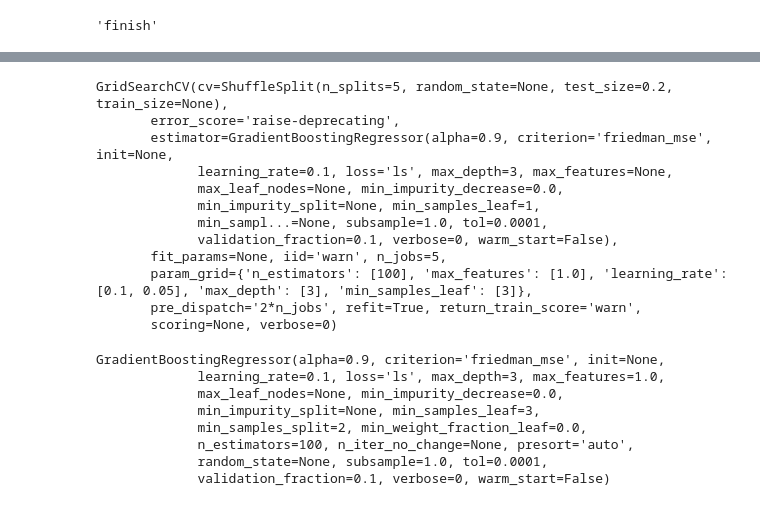
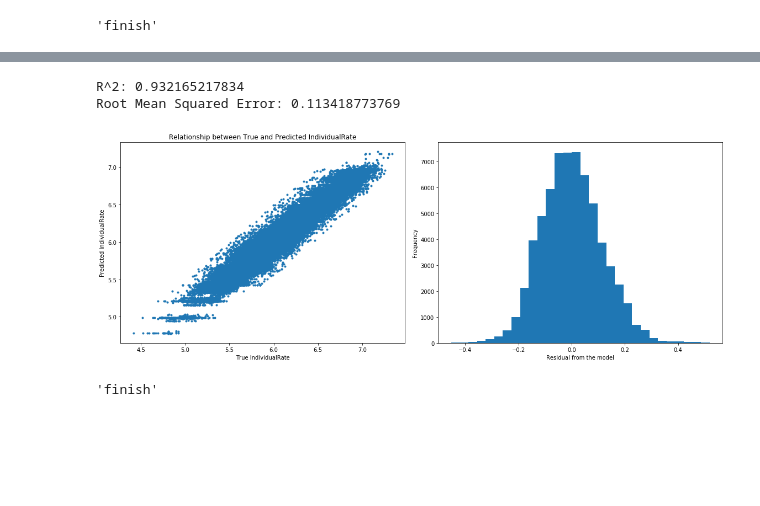
Before and after one commit to linmapitt/Springboard, a Jupyter notebook: CapStone_Project_1/Cap1_ML_FL.ipynb, the cells around one changed output, grey strips where cells are left out. Saved outputs shown, nothing was run; the diff lists cells and outputs as text; code cells hidden in the pictures; blank space fills up the shorter version.

```diff
--- a/CapStone_Project_1/Cap1_ML_FL.ipynb
+++ b/CapStone_Project_1/Cap1_ML_FL.ipynb
@@ -507,35 +515,19 @@ classifier = GridSearchCV(estimator=GradientBoostingRegressor(), cv=cv, param_gr
-# %%
-classifier.fit(X_train, y_train)
-# %% [output]
-GridSearchCV(cv=ShuffleSplit(n_splits=5, random_state=None, test_size=0.2, train_size=None),
-       error_score='raise-deprecating',
-       estimator=GradientBoostingRegressor(alpha=0.9, criterion='friedman_mse', init=None,
-             learning_rate=0.1, loss='ls', max_depth=3, max_features=None,
-             max_leaf_nodes=None, min_impurity_decrease=0.0,
-             min_impurity_split=None, min_samples_leaf=1,
-             min_sampl...=None, subsample=1.0, tol=0.0001,
-             validation_fraction=0.1, verbose=0, warm_start=False),
-       fit_params=None, iid='warn', n_jobs=5,
-       param_grid={'n_estimators': [100], 'max_features': [1.0], 'learning_rate': [0.1, 0.05], 'max_depth': [3], 'min_samples_leaf': [3]},
-       pre_dispatch='2*n_jobs', refit=True, return_train_score='warn',
-       scoring=None, verbose=0)
-# %%
-print classifier.best_estimator_
-# %% [output]
-GradientBoostingRegressor(alpha=0.9, criterion='friedman_mse', init=None,
-             learning_rate=0.1, loss='ls', max_depth=3, max_features=1.0,
-             max_leaf_nodes=None, min_impurity_decrease=0.0,
-             min_impurity_split=None, min_samples_leaf=3,
-             min_samples_split=2, min_weight_fraction_leaf=0.0,
-             n_estimators=100, n_iter_no_change=None, presort='auto',
-             random_state=None, subsample=1.0, tol=0.0001,
-             validation_fraction=0.1, verbose=0, warm_start=False)
 # %%
-grd_bst_reg = GradientBoostingRegressor(alpha=0.9, criterion='friedman_mse', init=None,
+# define another function for GradientBoostingregressor with tuned parameters
+def GradientBoosting_reg_2():
+    reg = GradientBoostingRegressor(alpha=0.9, criterion='friedman_mse', init=None,
              learning_rate=0.1, loss='ls', max_depth=3, max_features=1.0,
              max_leaf_nodes=None, min_impurity_decrease=0.0,
              min_impurity_split=None, min_samples_leaf=3,
              min_samples_split=2, min_weight_fraction_leaf=0.0,
              n_estimators=100, n_iter_no_change=None, presort='auto',
              random_state=None, subsample=1.0, tol=0.0001,
-             validation_fraction=0.1, verbose=0, warm_start=False)
+             validation_fraction=0.1, verbose=0, warm_start=False);
+    return reg
+
+machine_learning_func ( df_FL_2, GradientBoosting_reg_2)
+# %% [output]
+R^2: 0.932165217834
+Root Mean Squared Error: 0.113418773769
+[figure, added]
+'finish'
```
Also changed, not shown: parts of 13 cells of this notebook.
